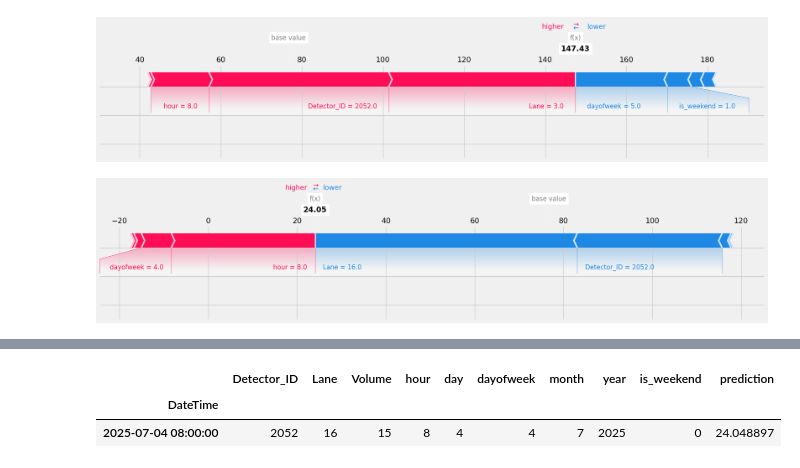
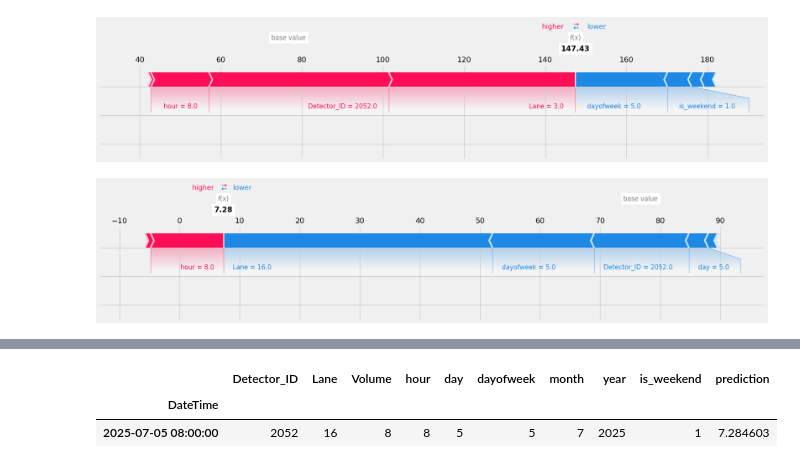
Before and after one commit to hanjuin/xai-traffic-prediction, a Jupyter notebook: notebooks/xgboost-training-5.ipynb, the cells around one changed output, grey strips where cells are left out. Saved outputs shown, nothing was run; the diff lists cells and outputs as text; code cells hidden in the pictures.

```diff
--- a/notebooks/xgboost-training-5.ipynb
+++ b/notebooks/xgboost-training-5.ipynb
@@ -271,13 +286,13 @@ plt.show()
 # %% [output]
 [figure]
 # %%
-row = X_explain[(X_explain['Lane'] == 16) & (X_explain.index == '2025-07-04 08:00:00') & (X_explain['Detector_ID'] == 2052)]  # replace with your specific row selection
+row = X_explain[(X_explain['Lane'] == 16) & (X_explain.index == '2025-07-05 08:00:00') & (X_explain['Detector_ID'] == 2052)]  # replace with your specific row selection
 
 sv_row = explainer.shap_values(row)
 shap.force_plot(base_value, sv_row, row, matplotlib=True)  # inline plot
 plt.show()
 # %% [output]
-[figure, old version]
+[figure, new version]
 # %%
 test[(test['Lane'] == 3) & (test.index == '2025-07-05 08:00:00') & (test['Detector_ID'] == 2052)]
 # %% [output]
@@ -285,8 +300,8 @@ test[(test['Lane'] == 3) & (test.index == '2025-07-05 08:00:00') & (test['Detect
 | DateTime |  |  |  |  |  |  |  |  |  |  |
 | 2025-07-05 08:00:00 | 2052 | 3 | 110 | 8 | 5 | 5 | 7 | 2025 | 1 | 147.425629 |
 # %%
-test[(test['Lane'] == 16) & (test.index == '2025-07-04 08:00:00') & (test['Detector_ID'] == 2052)]
+test[(test['Lane'] == 16) & (test.index == '2025-07-05 08:00:00') & (test['Detector_ID'] == 2052)]
 # %% [output]
 |  | Detector_ID | Lane | Volume | hour | day | dayofweek | month | year | is_weekend | prediction |
 | DateTime |  |  |  |  |  |  |  |  |  |  |
-| 2025-07-04 08:00:00 | 2052 | 16 | 15 | 8 | 4 | 4 | 7 | 2025 | 0 | 24.048897 |
+| 2025-07-05 08:00:00 | 2052 | 16 | 8 | 8 | 5 | 5 | 7 | 2025 | 1 | 7.284603 |
```
Also changed, not shown: parts of 1 cell of this notebook, 1 other file.
